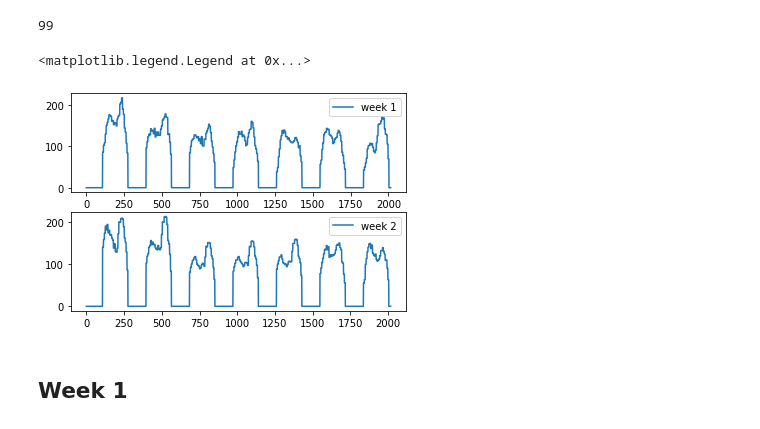
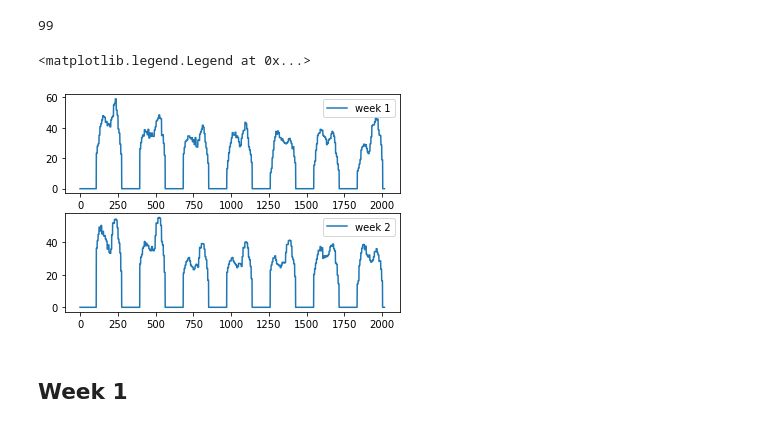
Before and after one commit to lucamarx/pywfplan, a Jupyter notebook: examples/plan_bse.ipynb, the cells around one changed output. Drawn from its saved outputs; the diff is of its cells as text; code cells hidden in the pictures.

```diff
--- a/examples/plan_bse.ipynb
+++ b/examples/plan_bse.ipynb
@@ -109,18 +106,25 @@ cycle = {agent: randint(0,9) for agent in agents}
 # %%
 # the target curves from the call forecast
 with open("target_bse.json") as f:
         target = json.load(f)
+
+# rescale
+N1 = 3250 / (sum(target["week1"])*5/60)
+target["week1"] = [t * N1 for t in target["week1"]]
+
+N2 = 3250 / (sum(target["week2"])*5/60)
+target["week2"] = [t * N2 for t in target["week2"]]
 
 plt.subplot(2, 1, 1)
 plt.plot(target["week1"], label="week 1")
 plt.legend()
 
 plt.subplot(2, 1, 2)
 plt.plot(target["week2"], label="week 2")
 plt.legend()
 # %% [output]
 <matplotlib.legend.Legend at 0x...>
-[figure, old version]
+[figure, new version]
 # %% [markdown]
 Week 1
 ----------
```
Also changed, not shown: parts of 14 cells of this notebook, 1 other file.
